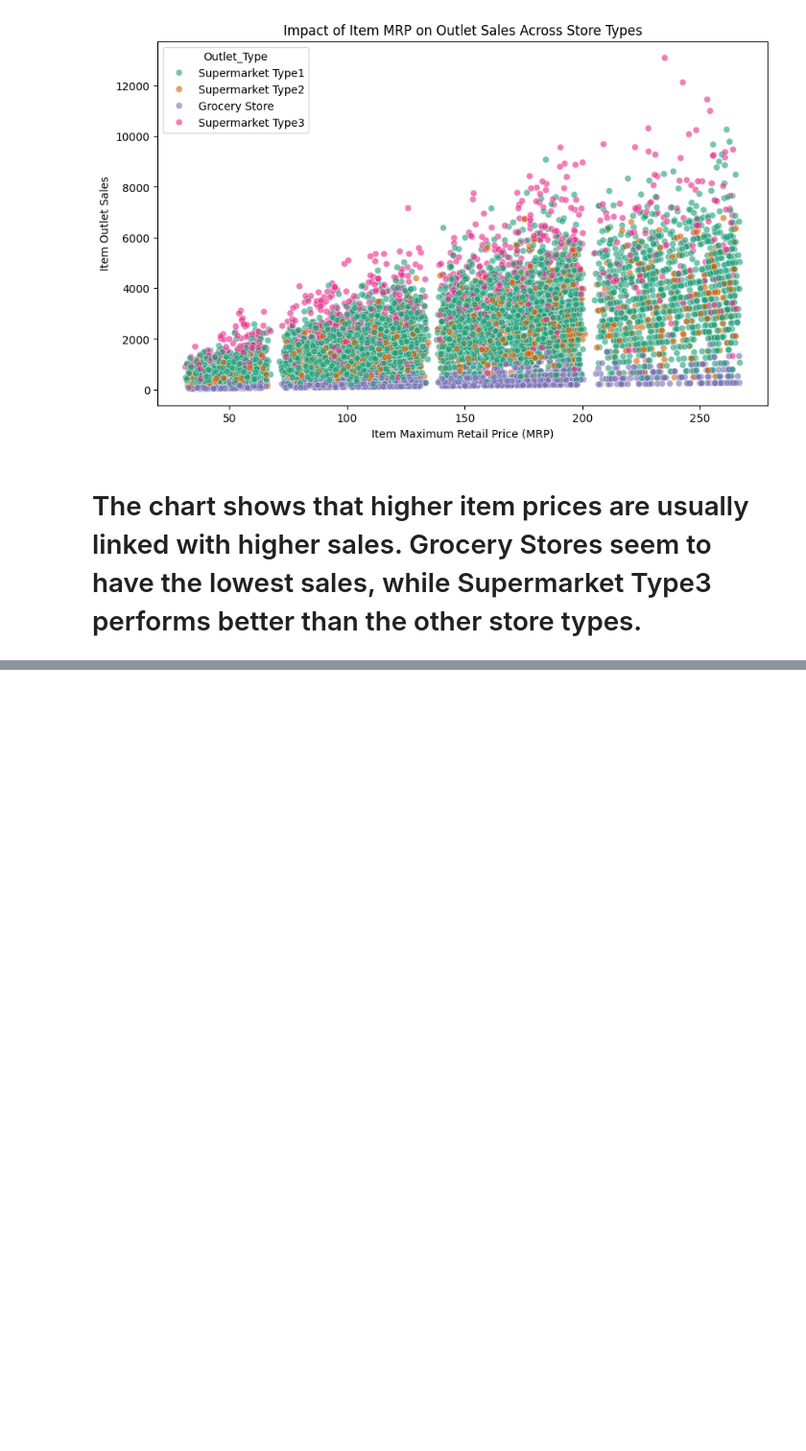
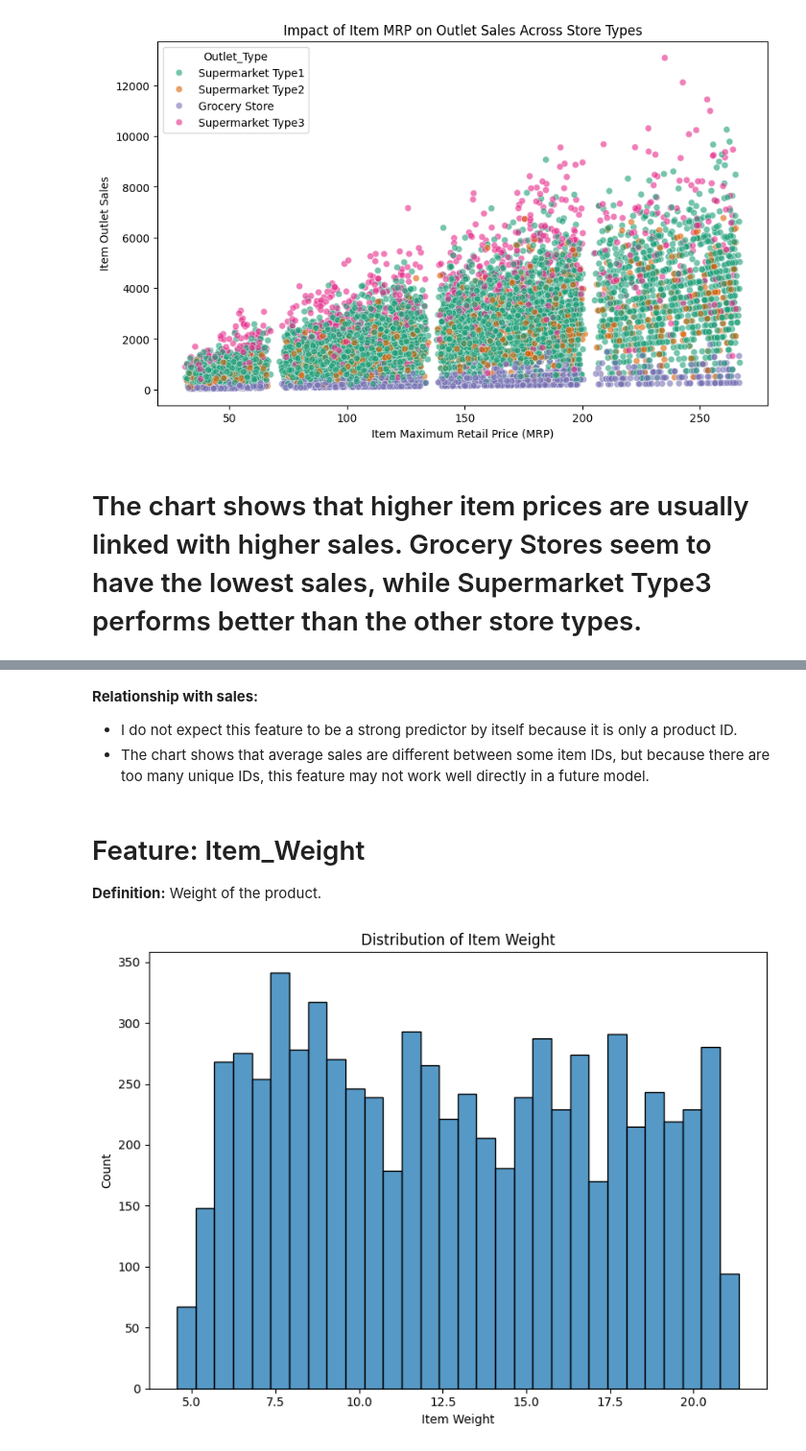
Before and after one commit to Shojaiaa/Prediction-of-Product-Sales, a Jupyter notebook: project_1_ipynb.ipynb, the cells around one changed output, grey strips where cells are left out. Shown at 96% size. Saved outputs shown, nothing was run; the diff lists cells and outputs as text; code cells hidden in the pictures; blank space fills up the shorter version.

```diff
--- a/project_1_ipynb.ipynb
+++ b/project_1_ipynb.ipynb
@@ -302,0 +399,23 @@ plt.show()
+# %% [markdown]
+**Relationship with sales:**
+
+- I do not expect this feature to be a strong predictor by itself because it is only a product ID.
+- The chart shows that average sales are different between some item IDs, but because there are too many unique IDs, this feature may not work well directly in a future model.
+# %% [markdown]
+# Feature: Item_Weight
+
+**Definition:** Weight of the product.
+# %%
+# Univariate visualization for Item_Weight
+plt.figure(figsize=(8, 6))
+
+sns.histplot(data=df, x='Item_Weight', bins=30)
+
+plt.title('Distribution of Item Weight')
+plt.xlabel('Item Weight')
+plt.ylabel('Count')
+
+plt.tight_layout()
+plt.show()
+# %% [output]
+[figure, added]
```
Also changed, not shown: parts of 57 cells of this notebook.
